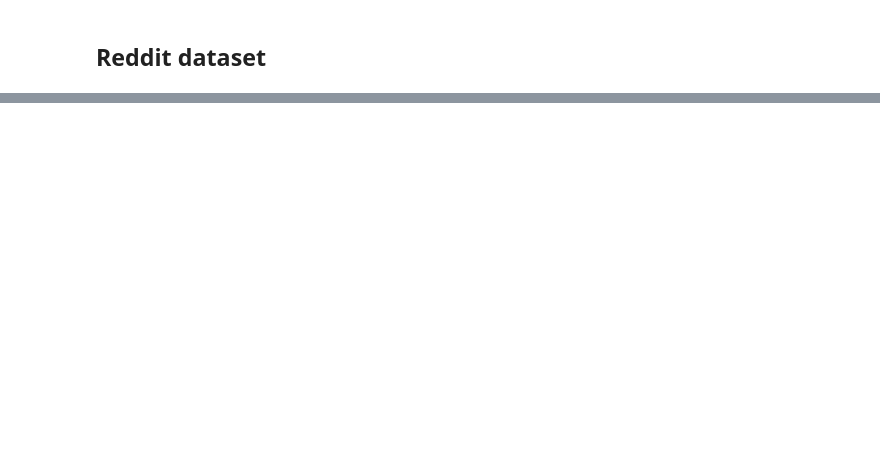
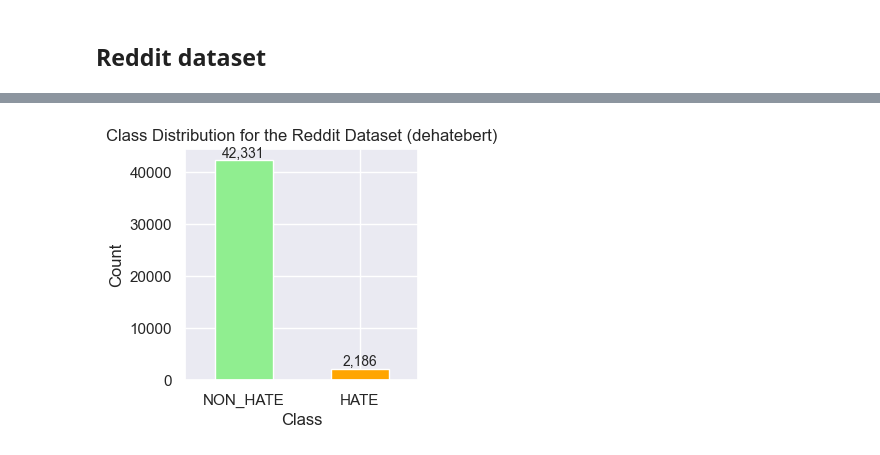
Before and after one commit to dud3yyy/Hate_Speech_Detection_Thesis, a Jupyter notebook: notebooks/data_processing.ipynb, the cells around one changed output, grey strips where cells are left out. Saved outputs shown, nothing was run; the diff lists cells and outputs as text; code cells hidden in the pictures; blank space fills up the shorter version.

```diff
--- a/notebooks/data_processing.ipynb
+++ b/notebooks/data_processing.ipynb
@@ -260,15 +552,17 @@ plt.show()
 # %%
 reddit_class = reddit_df['label'].value_counts()
 # %%
-plt.figure(figsize=(7,5))
+plt.figure(figsize=(3,3))
 reddit_bar = reddit_class.plot(kind='bar', color=['lightgreen','orange','red'])
 for bar in reddit_bar.patches:
     plt.text(bar.get_x() + bar.get_width() / 2,
              bar.get_height(),
              f"{bar.get_height():,}",
              ha="center", va="bottom", fontsize=10)
 plt.xlabel('Class')
 plt.ylabel('Count')
-plt.title("Class Distribution for the Scraped Reddit Dataset")
+plt.title("Class Distribution for the Reddit Dataset (dehatebert)")
 plt.xticks(rotation=0)
 plt.show()
+# %% [output]
+[figure, added]
```
Also changed, not shown: parts of 30 cells of this notebook, 8 other files.
